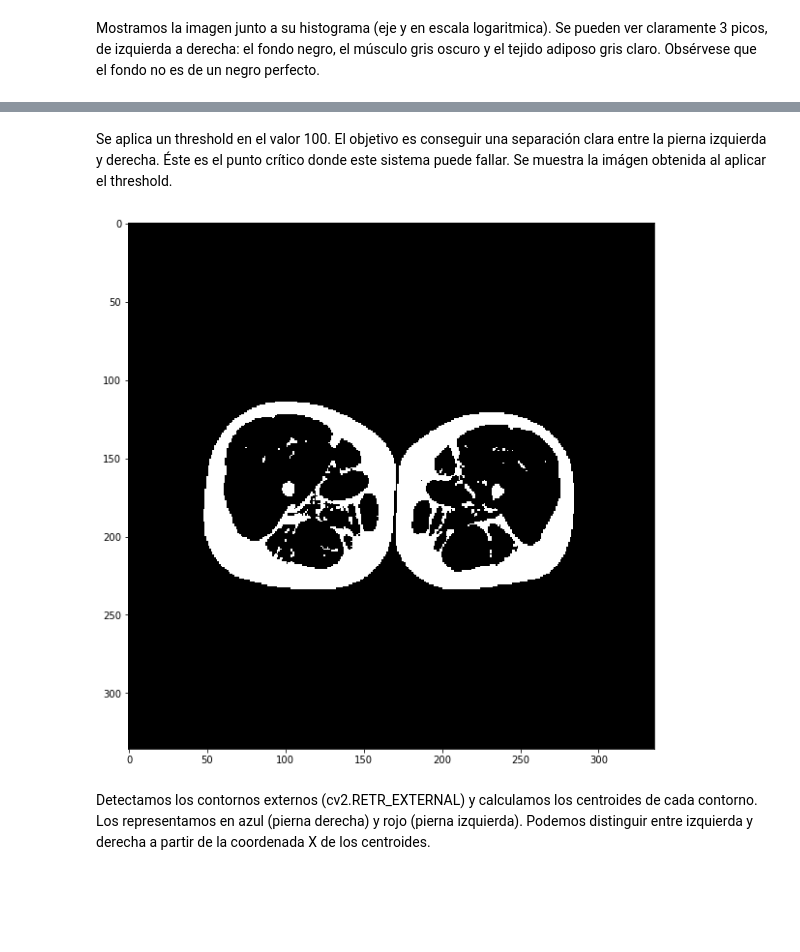
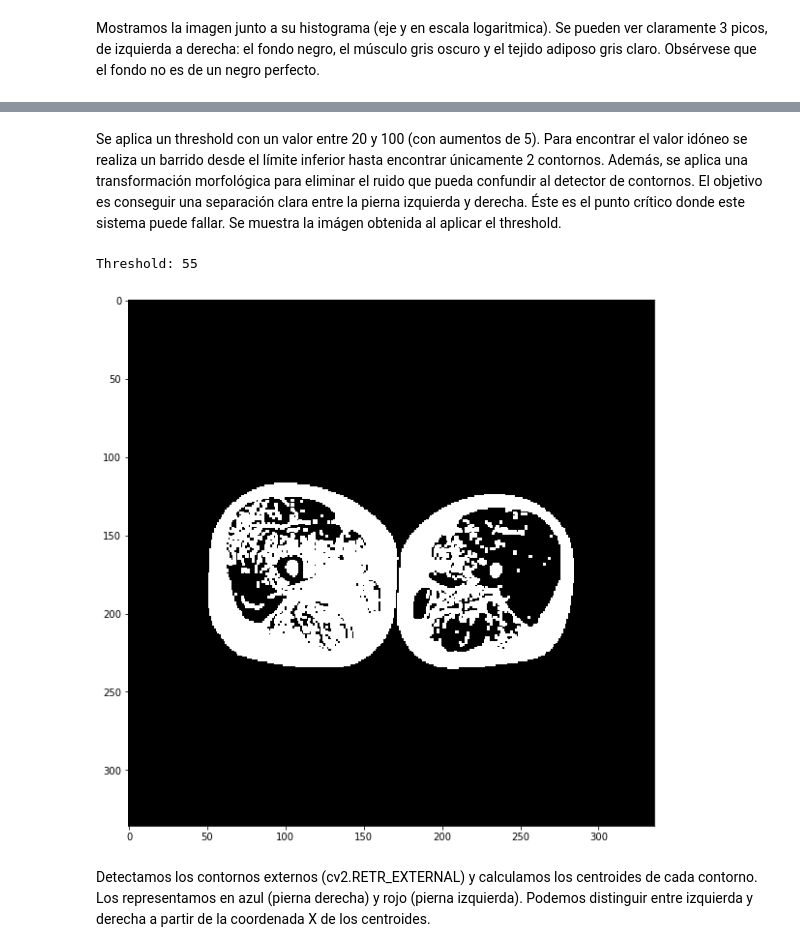
Before and after one commit to Jose-Verdu-Diaz/sa_poly2pixel, a Jupyter notebook: lib/blobDetection/blobDetection_.ipynb, the cells around one changed output, grey strips where cells are left out. Cells and saved outputs as stored; diff of their text form; code cells hidden in the pictures; blank space fills up the shorter version.

```diff
--- a/lib/blobDetection/blobDetection_.ipynb
+++ b/lib/blobDetection/blobDetection_.ipynb
@@ -20,12 +30,28 @@ ax2.set_yscale('log')
 # %% [markdown]
-Se aplica un threshold en el valor 100. El objetivo es conseguir una separación clara entre la pierna izquierda y derecha. Éste es el punto crítico donde este sistema puede fallar. Se muestra la imágen obtenida al aplicar el threshold.
+Se aplica un threshold con un valor entre 20 y 100 (con aumentos de 5). Para encontrar el valor idóneo se realiza un barrido desde el límite inferior hasta encontrar únicamente 2 contornos. Además, se aplica una transformación morfológica para eliminar el ruido que pueda confundir al detector de contornos. El objetivo es conseguir una separación clara entre la pierna izquierda y derecha. Éste es el punto crítico donde este sistema puede fallar. Se muestra la imágen obtenida al aplicar el threshold.
-# %%
-ret, thresh = cv2.threshold(img,100,255,cv2.THRESH_BINARY)
-
-fig, ax = plt.subplots(figsize=(10, 10));
-ax.imshow(thresh, cmap='gray', interpolation='none');
-# %% [output]
-[figure, removed]
+# %%
+success = False
+for th in np.arange(20, 101, 5).tolist():
+    ret, thresh = cv2.threshold(img,th,255,cv2.THRESH_BINARY)
+
+    # Remove white noise in mask
+    kernel = np.ones((2,2),np.uint8)
+    thresh = cv2.morphologyEx(thresh,cv2.MORPH_OPEN,kernel, iterations = 1)
+
+    contours, hierarchy = cv2.findContours(thresh, cv2.RETR_EXTERNAL, cv2.CHAIN_APPROX_SIMPLE)
+
+    if len(contours)==2:
+        success = True
+        print(f'Threshold: {th}')
+        break
+if not success:
+    print(f'{len(contours)} found at max threshold')
+
+fig, ax = plt.subplots(figsize=(10, 10));
+ax.imshow(thresh, cmap='gray', interpolation='none');
+# %% [output]
+Threshold: 55
+[figure, added]
 # %% [markdown]
 Detectamos los contornos externos (cv2.RETR_EXTERNAL) y calculamos los centroides de cada contorno. Los representamos en azul (pierna derecha) y rojo (pierna izquierda). Podemos distinguir entre izquierda y derecha a partir de la coordenada X de los centroides.
 # %%
```
Also changed, not shown: parts of 9 cells of this notebook, 8 other files.
